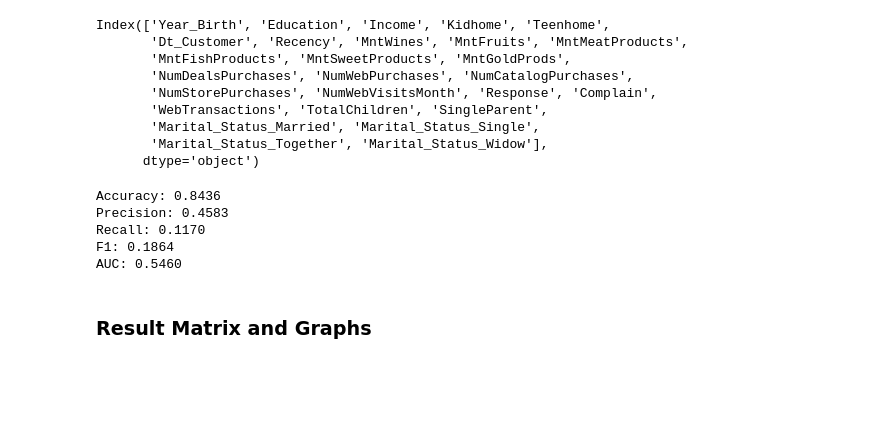
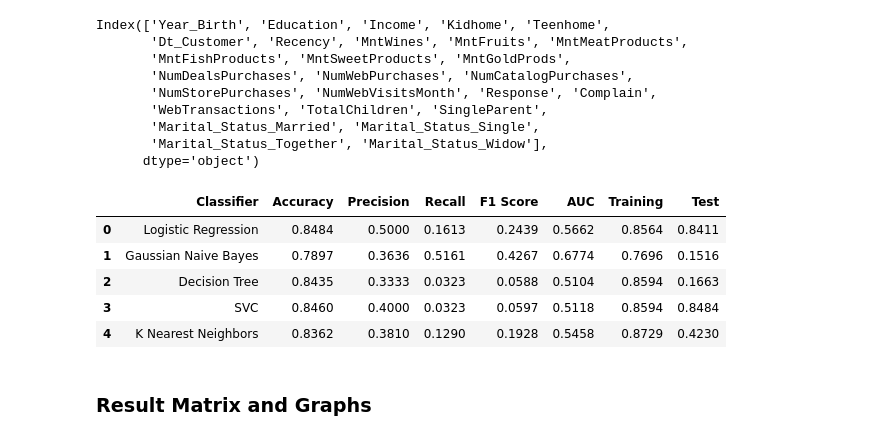
Before and after one commit to Ronan-Daliuag/Determining-Leads, a Jupyter notebook: LabEx#2.ipynb, the cells around one changed output. Cells and saved outputs as stored; diff of their text form; code cells hidden in the pictures; blank space fills up the shorter version.

Commit message:
Created Table for easier comparison of Models

```diff
--- a/LabEx#2.ipynb
+++ b/LabEx#2.ipynb
@@ -383,7 +383,7 @@ X = df.drop('Response', axis=1).iloc[:,1:][['MntFishProducts', 'MntMeatProducts'
                                             , 'Teenhome', 'Kidhome']]
 y = df['Response']
 
-X_train, X_test, y_train, y_test = train_test_split(X, y, test_size=0.3, random_state=42, stratify=y)
+X_train, X_test, y_train, y_test = train_test_split(X, y, test_size=0.2, random_state=42, stratify=y)
 # %%
 from sklearn.naive_bayes import GaussianNB
 from sklearn.tree import DecisionTreeClassifier
@@ -405,12 +396,48 @@ auc = roc_auc_score(y_test, preds)
-# %%
-print("Accuracy: %.4f" % acc)
-print("Precision: %.4f" % prec)
-print("Recall: %.4f" % rec)
-print("F1: %.4f" % f1)
-print("AUC: %.4f" % auc)
-# %% [output]
-Accuracy: 0.8436
-Precision: 0.4583
-Recall: 0.1170
-F1: 0.1864
-AUC: 0.5460
+# %%
+classifiers = {
+    'Logistic Regression': LogisticRegression(),
+    'Gaussian Naive Bayes': GaussianNB(),
+    'Decision Tree': DecisionTreeClassifier(),
+    'SVC': SVC(),
+    'K Nearest Neighbors': KNeighborsClassifier()
+}
+
+metricsList = []
+
+for name, clf in classifiers.items():
+    clf.fit(X_train,y_train)
+
+    preds = clf.predict(scaler.transform(X_test))
+
+    # Scores
+    acc = accuracy_score(y_test, preds)
+    prec = precision_score(y_test, preds)
+    rec = recall_score(y_test, preds)
+    f1 = f1_score(y_test, preds)
+    auc = roc_auc_score(y_test, preds)
+    trainScore = clf.score(X_train, y_train)
+    testScore = clf.score(X_test, y_test)
+
+    metrics = {
+        'Classifier': name,
+        'Accuracy': format(acc,'.4f'),
+        'Precision': format(prec,'.4f'),
+        'Recall': format(rec,'.4f'),
+        'F1 Score': format(f1,'.4f'),
+        'AUC': format(auc,'.4f'),
+        'Training': format(trainScore, '.4f'),
+        'Test': format(testScore, '.4f'),
+    }
+
+    metricsList.append(metrics)
+
+metrics_df = pd.DataFrame(metricsList)
+
+metrics_df
+# %% [output]
+|  | Classifier | Accuracy | Precision | Recall | F1 Score | AUC | Training | Test |
+| 0 | Logistic Regression | 0.8484 | 0.5000 | 0.1613 | 0.2439 | 0.5662 | 0.8564 | 0.8411 |
+| 1 | Gaussian Naive Bayes | 0.7897 | 0.3636 | 0.5161 | 0.4267 | 0.6774 | 0.7696 | 0.1516 |
+| 2 | Decision Tree | 0.8435 | 0.3333 | 0.0323 | 0.0588 | 0.5104 | 0.8594 | 0.1663 |
+| 3 | SVC | 0.8460 | 0.4000 | 0.0323 | 0.0597 | 0.5118 | 0.8594 | 0.8484 |
+| 4 | K Nearest Neighbors | 0.8362 | 0.3810 | 0.1290 | 0.1928 | 0.5458 | 0.8729 | 0.4230 |
```
Also changed, not shown: parts of 5 cells of this notebook, 1 other file.
